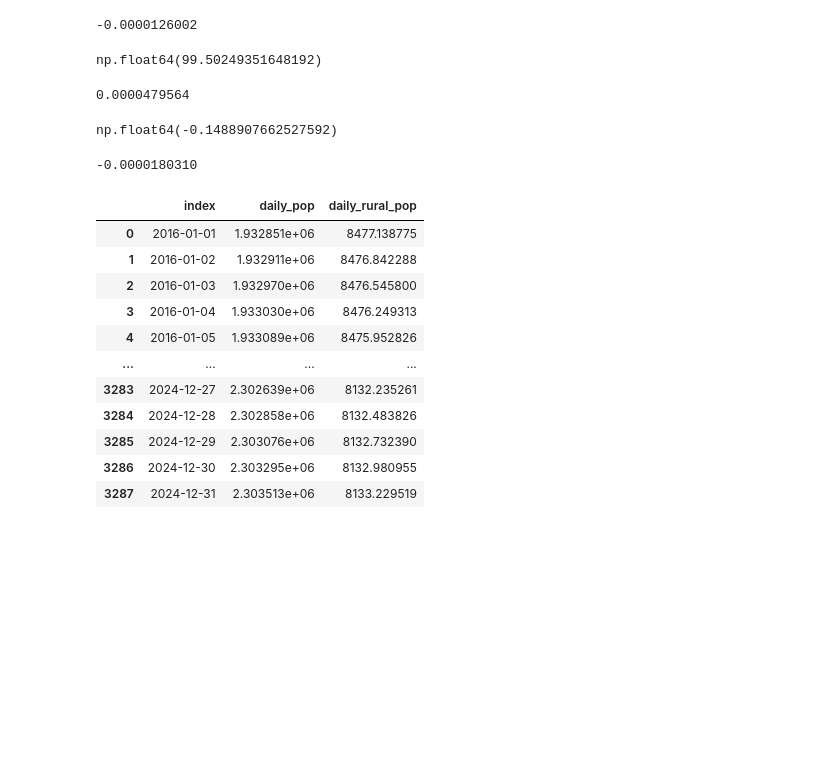
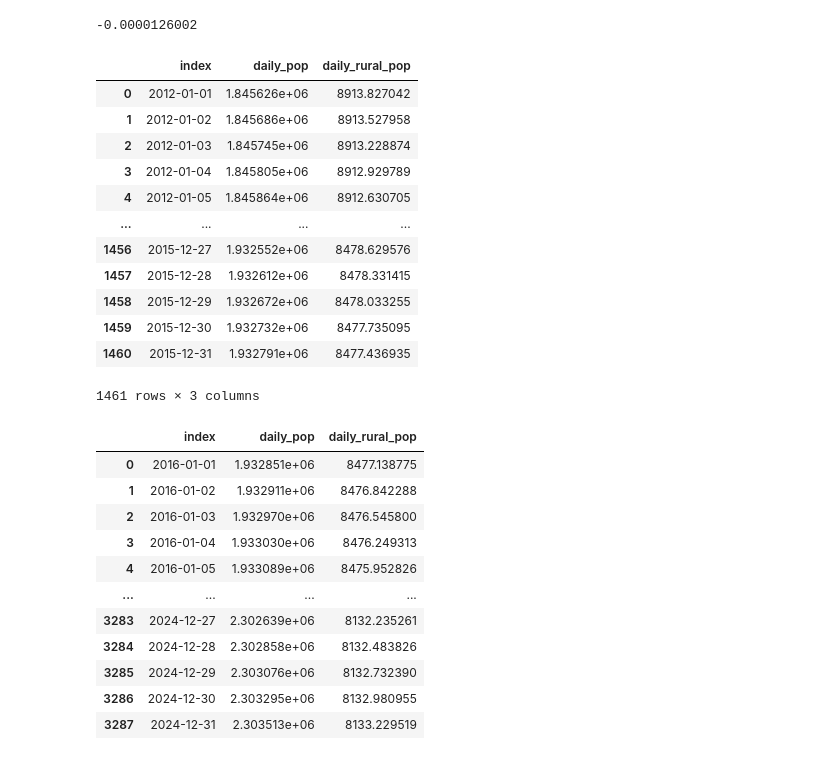
Before and after one commit to RaphaLevy/Study_on_malaria_dynamics_v2, a Jupyter notebook: data_files/notebooks/IBGE_Population_Data.ipynb, the cells around one changed output. Drawn from its saved outputs; the diff is of its cells as text; code cells hidden in the pictures; blank space fills up the shorter version.

```diff
--- a/data_files/notebooks/IBGE_Population_Data.ipynb
+++ b/data_files/notebooks/IBGE_Population_Data.ipynb
@@ -127,0 +107,3 @@ clean_ibge_rural_pop_data_df_2016_2024
+# %%
+clean_ibge_rural_pop_data_df_2012_2015 = clean_ibge_rural_pop_data_df_2012_2025.loc['2012-01-01':'2015-12-31']
+clean_ibge_rural_pop_data_df_2012_2015
@@ -180,49 +210,20 @@ clean_ibge_rural_pop_data_df_2016_2023 = ibge_rural_pop_data_df_2016_2023_daily.
-# %%
-#### Mean daily growth of population from 2016 to 2023
-start_date = clean_ibge_rural_pop_data_df_2016_2023.index.min()
-end_date = clean_ibge_rural_pop_data_df_2016_2023.index.max()
-
-start_pop = clean_ibge_rural_pop_data_df_2016_2023.loc[start_date, 'daily_pop']
-end_pop = clean_ibge_rural_pop_data_df_2016_2023.loc[end_date, 'daily_pop']
-
-mean_daily_growth = (end_pop - start_pop) / (end_date - start_date).days
-mean_daily_growth
-# %% [output]
-np.float64(99.50249351648192)
-# %%
-per_capita_growth = (
-    clean_ibge_rural_pop_data_df_2016_2023['daily_pop']
-    .diff()
-    .div(clean_ibge_rural_pop_data_df_2016_2023['daily_pop'])
-    .mean()
-)
-
-print(f"{per_capita_growth:.10f}")
-# %% [output]
-0.0000479564
-# %%
-#### Mean daily growth of rural population from 2016 to 2023
-start_date = clean_ibge_rural_pop_data_df_2016_2023.index.min()
-end_date = clean_ibge_rural_pop_data_df_2016_2023.index.max()
-
-start_rural_pop = clean_ibge_rural_pop_data_df_2016_2023.loc[start_date, 'daily_rural_pop']
-end_rural_pop = clean_ibge_rural_pop_data_df_2016_2023.loc[end_date, 'daily_rural_pop']
-
-mean_daily_growth = (end_rural_pop - start_rural_pop) / (end_date - start_date).days
-mean_daily_growth
-# %% [output]
-np.float64(-0.1488907662527592)
-# %%
-per_capita_rural_growth = (
-    clean_ibge_rural_pop_data_df_2016_2023['daily_rural_pop']
-    .diff()
-    .div(clean_ibge_rural_pop_data_df_2016_2023['daily_rural_pop'])
-    .mean()
-)
-
-print(f"{per_capita_rural_growth:.10f}")
-# %% [output]
--0.0000180310
+# %%
+reset_clean_ibge_rural_pop_data_df_2012_2015 = clean_ibge_rural_pop_data_df_2012_2015.reset_index().copy()
+reset_clean_ibge_rural_pop_data_df_2012_2015
+# %% [output]
+|  | index | daily_pop | daily_rural_pop |
+| 0 | 2012-01-01 | 1.845626e+06 | 8913.827042 |
+| 1 | 2012-01-02 | 1.845686e+06 | 8913.527958 |
+| 2 | 2012-01-03 | 1.845745e+06 | 8913.228874 |
+| 3 | 2012-01-04 | 1.845805e+06 | 8912.929789 |
+| 4 | 2012-01-05 | 1.845864e+06 | 8912.630705 |
+| ... | ... | ... | ... |
+| 1456 | 2015-12-27 | 1.932552e+06 | 8478.629576 |
+| 1457 | 2015-12-28 | 1.932612e+06 | 8478.331415 |
+| 1458 | 2015-12-29 | 1.932672e+06 | 8478.033255 |
+| 1459 | 2015-12-30 | 1.932732e+06 | 8477.735095 |
+| 1460 | 2015-12-31 | 1.932791e+06 | 8477.436935 |
+1461 rows × 3 columns
 # %%
 reset_clean_ibge_rural_pop_data_df_2016_2024 = clean_ibge_rural_pop_data_df_2016_2024.reset_index().copy()
 reset_clean_ibge_rural_pop_data_df_2016_2024
```
Also changed, not shown: parts of 13 cells of this notebook, 1 other file.
